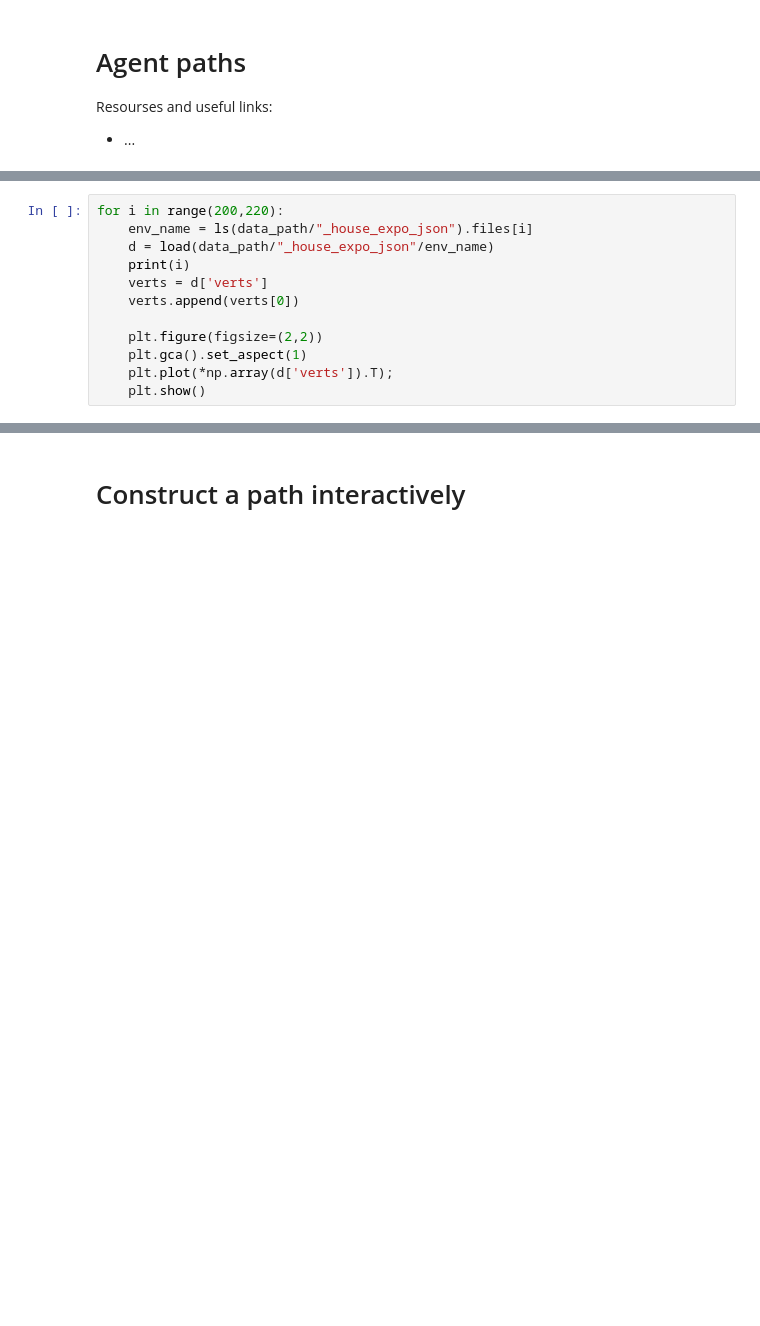
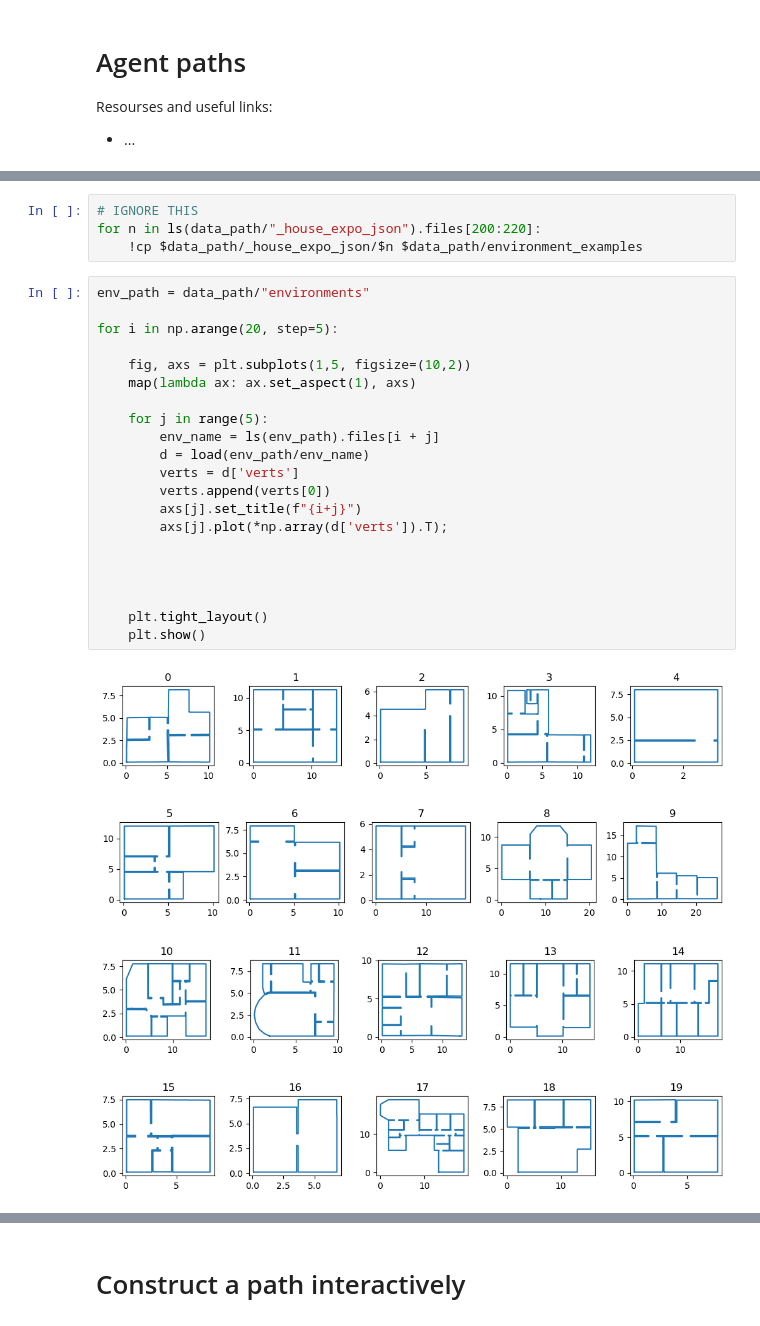
Before and after one commit to mirkoklukas/probabilistic-slam-in-gen, a Jupyter notebook: notebooks/02 - Agent Paths - HouseExpo - Python.ipynb, the cells around one changed output, grey strips where cells are left out. Saved outputs shown, nothing was run; the diff lists cells and outputs as text; blank space fills up the shorter version.

```diff
--- a/notebooks/02 - Agent Paths - HouseExpo - Python.ipynb
+++ b/notebooks/02 - Agent Paths - HouseExpo - Python.ipynb
@@ -33,13 +71,31 @@ ls(data_path/"_house_expo_json").files[:10]
+# %%
+# IGNORE THIS
+for n in ls(data_path/"_house_expo_json").files[200:220]:
+    !cp $data_path/_house_expo_json/$n $data_path/environment_examples
 # %%
-for i in range(200,220):
-    env_name = ls(data_path/"_house_expo_json").files[i]
-    d = load(data_path/"_house_expo_json"/env_name)
-    print(i)
-    verts = d['verts']
-    verts.append(verts[0])
+env_path = data_path/"environments"
 
-    plt.figure(figsize=(2,2))
-    plt.gca().set_aspect(1)
-    plt.plot(*np.array(d['verts']).T);
+for i in np.arange(20, step=5):
+
+    fig, axs = plt.subplots(1,5, figsize=(10,2))
+    map(lambda ax: ax.set_aspect(1), axs)
+
+    for j in range(5):
+        env_name = ls(env_path).files[i + j]
+        d = load(env_path/env_name)
+        verts = d['verts']
+        verts.append(verts[0])
+        axs[j].set_title(f"{i+j}")
+        axs[j].plot(*np.array(d['verts']).T);
+
+
+
+
+    plt.tight_layout()
     plt.show()
+# %% [output]
+[figure, added]
+[figure, added]
+[figure, added]
+[figure, added]
 # %%
```
Also changed, not shown: parts of 15 cells of this notebook, 31 other files.
